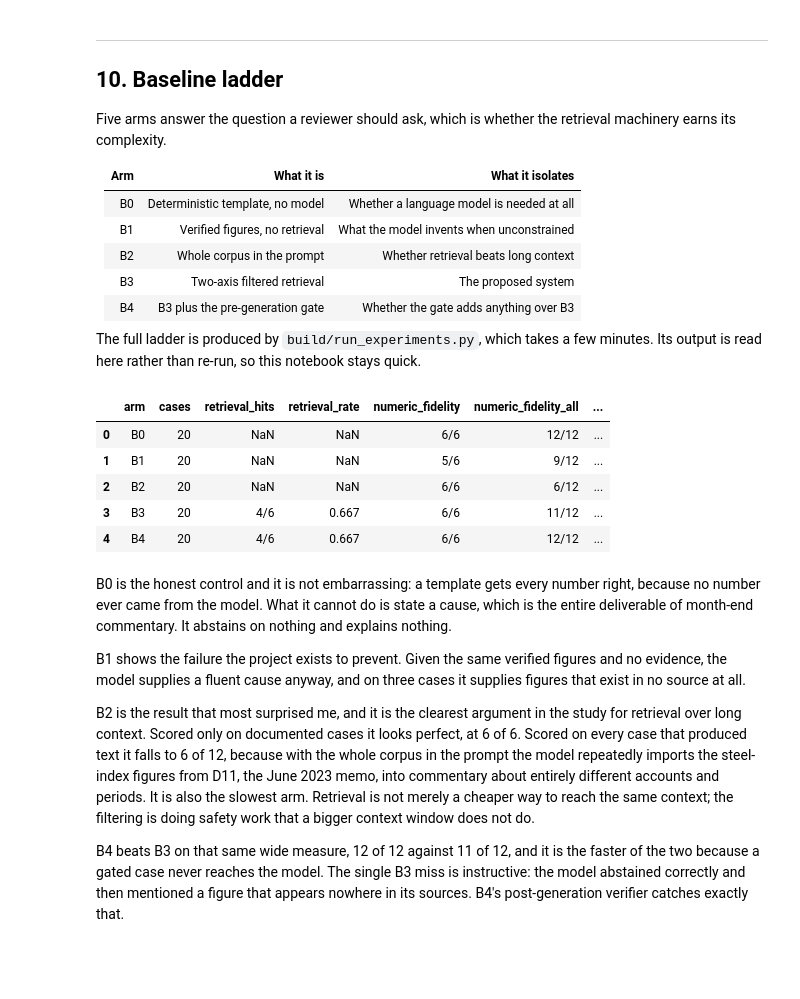
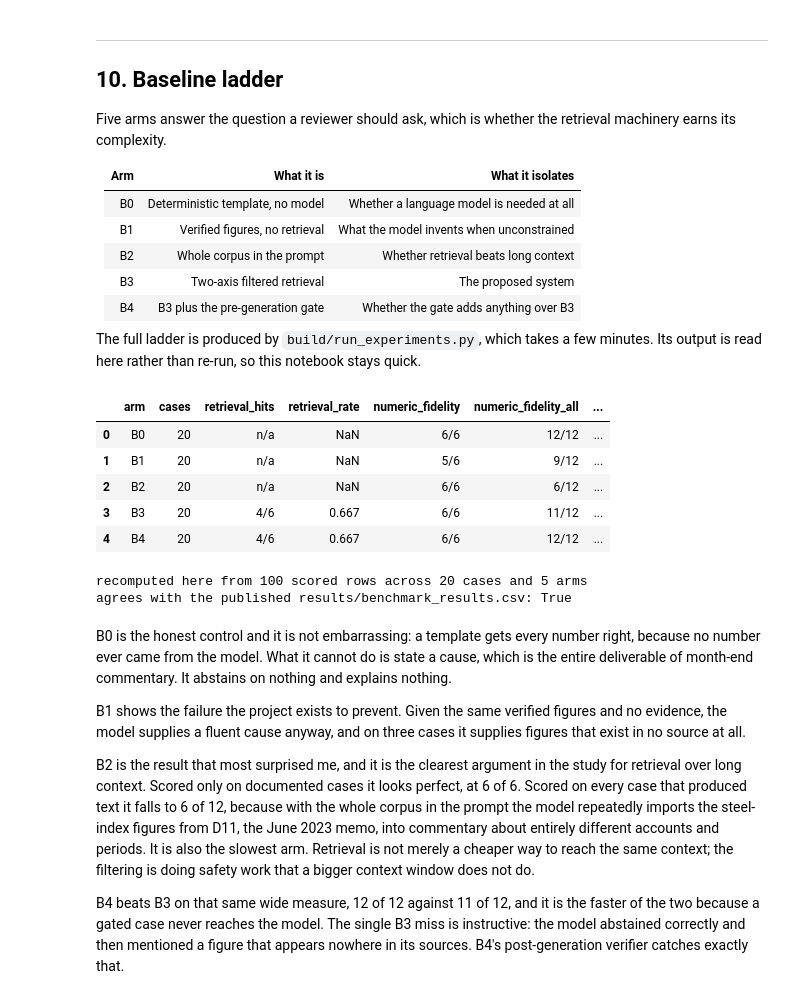
Before and after one commit to laissantos-del/mai600-module8-grounded-variance-commentary, a Jupyter notebook: notebooks/final_project_notebook.ipynb, the cells around one changed output. Cells and saved outputs as stored; diff of their text form; code cells hidden in the pictures; blank space fills up the shorter version.

```diff
--- a/notebooks/final_project_notebook.ipynb
+++ b/notebooks/final_project_notebook.ipynb
@@ -367,8 +386,10 @@ from sentence_transformers import SentenceTransformer
 embed = SentenceTransformer("sentence-transformers/all-MiniLM-L6-v2")
 
 # The configuration reported throughout. Chosen on the config periods only.
-CONFIG = RetrievalConfig(k_rules=2, k_causes=3, exclude_precedent=True,
-                         tau=0.25, require_scope_match=True)
+# The gate values every reported number was produced under. Kept in one place so the
+# comparison further down cannot silently drift from the configuration used here.
+GATE = dict(tau=0.25, require_scope_match=True)
+CONFIG = RetrievalConfig(k_rules=2, k_causes=3, exclude_precedent=True, **GATE)
 retriever = Retriever(chunks, embed, CONFIG)
 print(f"embedded {retriever.embeddings.shape[0]} sections "
       f"into {retriever.embeddings.shape[1]} dimensions")
@@ -608,16 +629,31 @@ machinery earns its complexity.
 
 The full ladder is produced by `build/run_experiments.py`, which takes a few minutes.
 Its output is read here rather than re-run, so this notebook stays quick.
-# %%
-ladder = pd.read_csv(RESULTS / "benchmark_results.csv")
-display(ladder)
-# %% [output]
-|  | arm | cases | retrieval_hits | retrieval_rate | numeric_fidelity | numeric_fidelity_all | ... |
-| 0 | B0 | 20 | NaN | NaN | 6/6 | 12/12 | ... |
-| 1 | B1 | 20 | NaN | NaN | 5/6 | 9/12 | ... |
-| 2 | B2 | 20 | NaN | NaN | 6/6 | 6/12 | ... |
-| 3 | B3 | 20 | 4/6 | 0.667 | 6/6 | 11/12 | ... |
-| 4 | B4 | 20 | 4/6 | 0.667 | 6/6 | 12/12 | ... |
+# %%
+# COMPUTED IN THIS RUN. The summary is recalculated here from the per-case scores by
+# the same harness the experiments use, rather than reading the saved summary table.
+# If this disagrees with results/benchmark_results.csv, the published summary is wrong.
+scored = pd.read_csv(RESULTS / "evaluation_scores.csv")
+ladder = harness.summarise(scored)
+display(ladder)
+
+saved = pd.read_csv(RESULTS / "benchmark_results.csv", keep_default_na=False)
+cols = ["arm", "cases", "retrieval_hits", "numeric_fidelity",
+        "numeric_fidelity_all", "abstention_correct", "over_abstention"]
+match = saved[cols].astype(str).reset_index(drop=True).equals(
+    ladder[cols].astype(str).reset_index(drop=True))
+print(f"recomputed here from {len(scored)} scored rows across "
+      f"{scored.case_id.nunique()} cases and {scored.arm.nunique()} arms")
+print(f"agrees with the published results/benchmark_results.csv: {match}")
+# %% [output]
+|  | arm | cases | retrieval_hits | retrieval_rate | numeric_fidelity | numeric_fidelity_all | ... |
+| 0 | B0 | 20 | n/a | NaN | 6/6 | 12/12 | ... |
+| 1 | B1 | 20 | n/a | NaN | 5/6 | 9/12 | ... |
+| 2 | B2 | 20 | n/a | NaN | 6/6 | 6/12 | ... |
+| 3 | B3 | 20 | 4/6 | 0.667 | 6/6 | 11/12 | ... |
+| 4 | B4 | 20 | 4/6 | 0.667 | 6/6 | 12/12 | ... |
+recomputed here from 100 scored rows across 20 cases and 5 arms
+agrees with the published results/benchmark_results.csv: True
 # %% [markdown]
 B0 is the honest control and it is not embarrassing: a template gets every number right,
 because no number ever came from the model. What it cannot do is state a cause, which is
```
Also changed, not shown: parts of 7 cells of this notebook, 1 other file.
